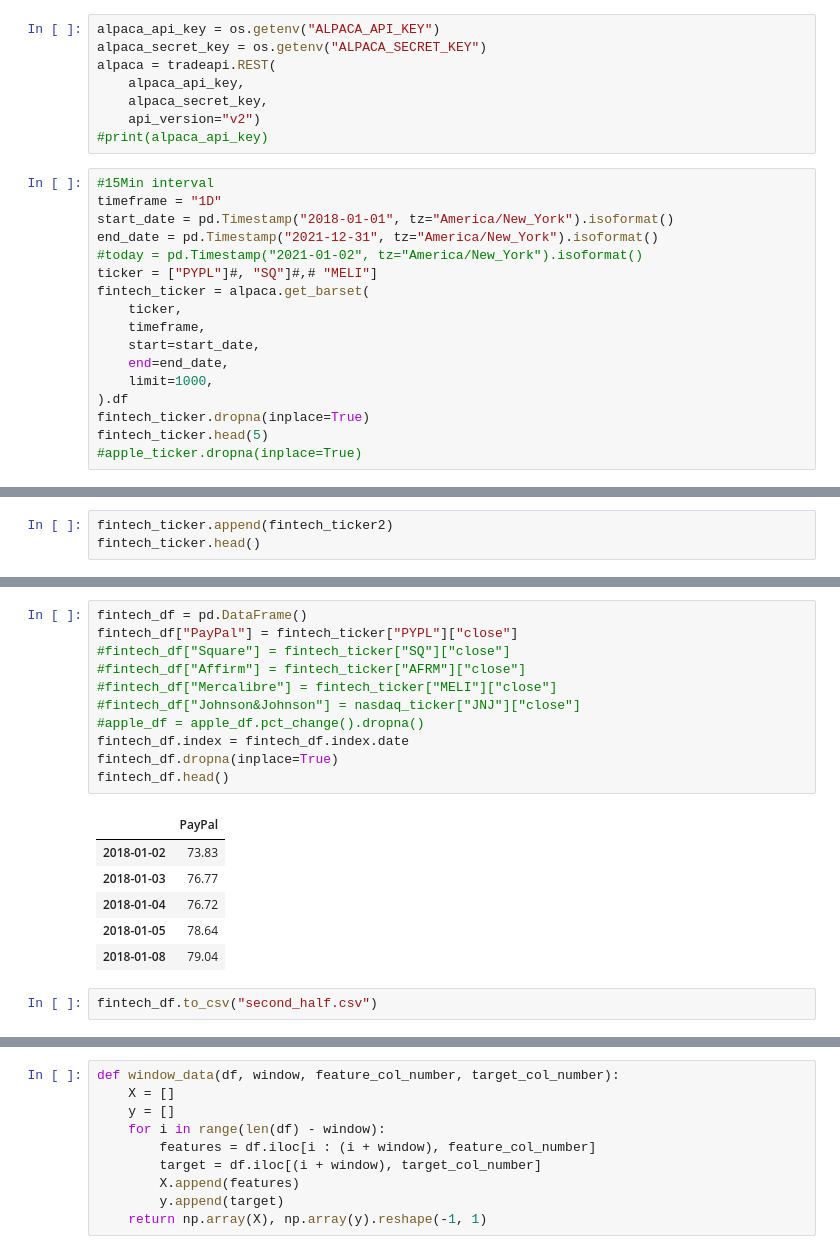
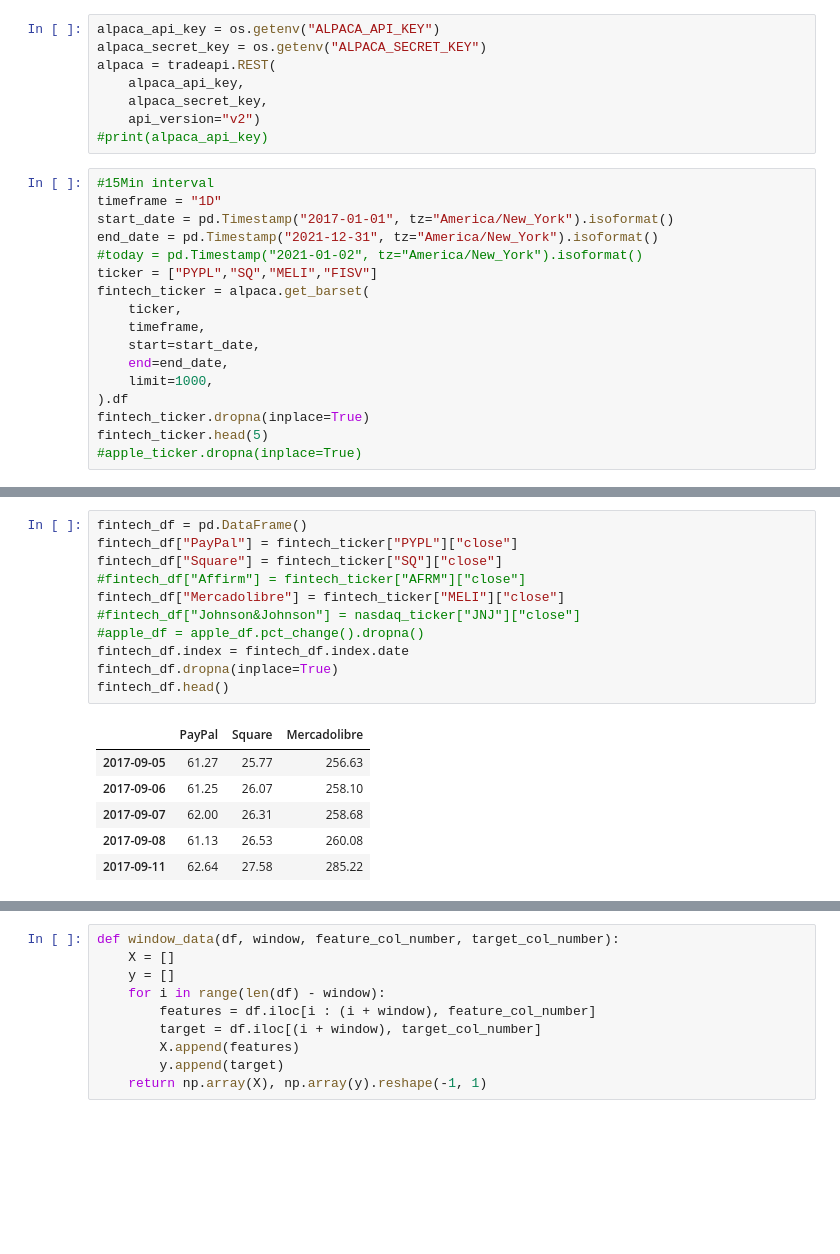
Before and after one commit to dmwalls24/FinTech_Portfolio_Dash, a Jupyter notebook: notebooks/samuel's_notebooks/Notebook.ipynb, the cells around one changed output, grey strips where cells are left out. Cells and saved outputs as stored; diff of their text form; blank space fills up the shorter version.

```diff
--- a/notebooks/samuel's_notebooks/Notebook.ipynb
+++ b/notebooks/samuel's_notebooks/Notebook.ipynb
@@ -33,10 +30,10 @@ alpaca = tradeapi.REST(
 # %%
 #15Min interval
 timeframe = "1D"
-start_date = pd.Timestamp("2018-01-01", tz="America/New_York").isoformat()
+start_date = pd.Timestamp("2017-01-01", tz="America/New_York").isoformat()
 end_date = pd.Timestamp("2021-12-31", tz="America/New_York").isoformat()
 #today = pd.Timestamp("2021-01-02", tz="America/New_York").isoformat()
-ticker = ["PYPL"]#, "SQ"]#,# "MELI"]
+ticker = ["PYPL","SQ","MELI","FISV"]
 fintech_ticker = alpaca.get_barset(
     ticker,
     timeframe,
@@ -90,3 +55,0 @@ fintech_ticker2.tail(10)
-# %%
-fintech_ticker.append(fintech_ticker2)
-fintech_ticker.head()
@@ -102,20 +56,18 @@ fintech_ticker.head()
 # %%
 fintech_df = pd.DataFrame()
 fintech_df["PayPal"] = fintech_ticker["PYPL"]["close"]
-#fintech_df["Square"] = fintech_ticker["SQ"]["close"]
+fintech_df["Square"] = fintech_ticker["SQ"]["close"]
 #fintech_df["Affirm"] = fintech_ticker["AFRM"]["close"]
-#fintech_df["Mercalibre"] = fintech_ticker["MELI"]["close"]
+fintech_df["Mercadolibre"] = fintech_ticker["MELI"]["close"]
 #fintech_df["Johnson&Johnson"] = nasdaq_ticker["JNJ"]["close"]
 #apple_df = apple_df.pct_change().dropna()
 fintech_df.index = fintech_df.index.date
 fintech_df.dropna(inplace=True)
 fintech_df.head()
 # %% [output]
-|  | PayPal |
-| 2018-01-02 | 73.83 |
-| 2018-01-03 | 76.77 |
-| 2018-01-04 | 76.72 |
-| 2018-01-05 | 78.64 |
-| 2018-01-08 | 79.04 |
+|  | PayPal | Square | Mercadolibre |
+| 2017-09-05 | 61.27 | 25.77 | 256.63 |
+| 2017-09-06 | 61.25 | 26.07 | 258.10 |
+| 2017-09-07 | 62.00 | 26.31 | 258.68 |
+| 2017-09-08 | 61.13 | 26.53 | 260.08 |
+| 2017-09-11 | 62.64 | 27.58 | 285.22 |
-# %%
-fintech_df.to_csv("second_half.csv")
```
Also changed, not shown: parts of 20 cells of this notebook, 8 other files.
